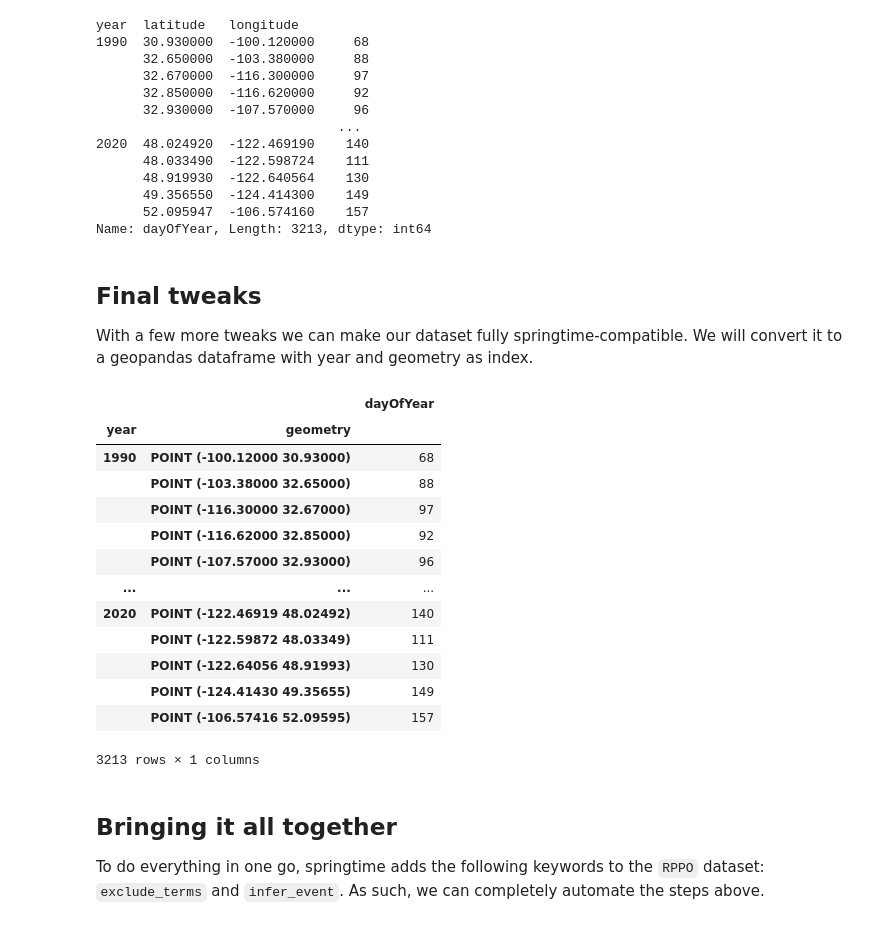
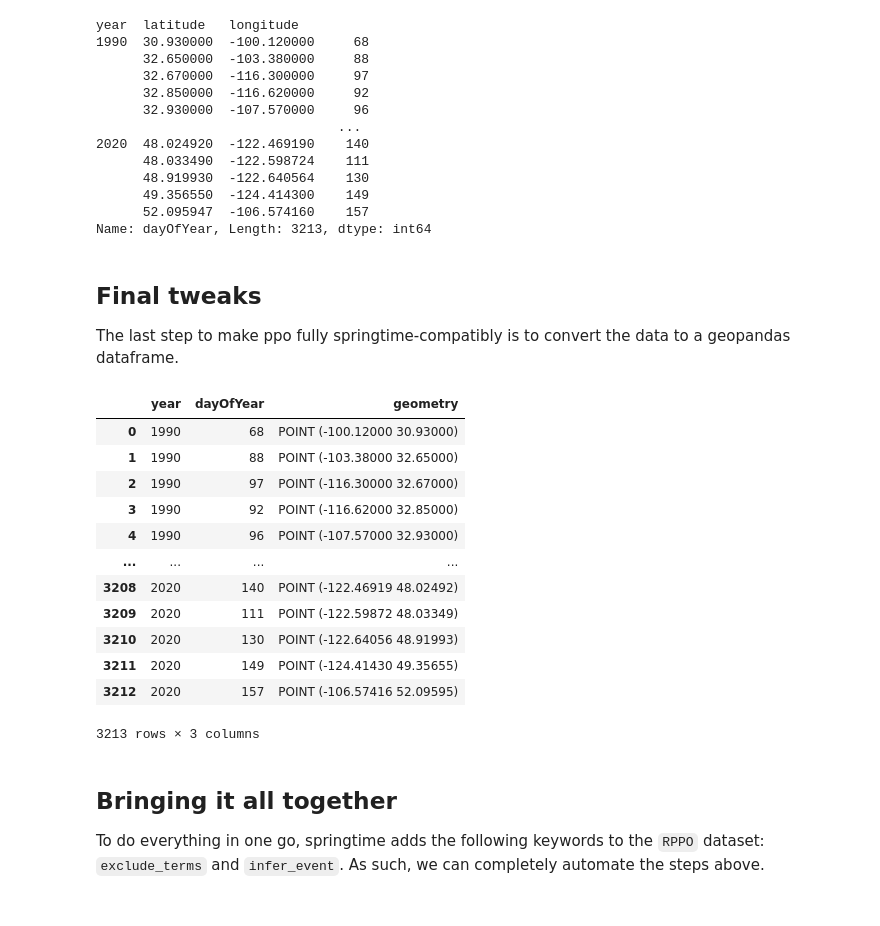
Before and after one commit to phenology/springtime, a Jupyter notebook: docs/notebooks/user_guide/datasets/ppo.ipynb, the cells around one changed output. Cells and saved outputs as stored; diff of their text form; code cells hidden in the pictures.

```diff
--- a/docs/notebooks/user_guide/datasets/ppo.ipynb
+++ b/docs/notebooks/user_guide/datasets/ppo.ipynb
@@ -180,32 +178,30 @@ Name: dayOfYear, Length: 3213, dtype: int64
 # %% [markdown]
 ## Final tweaks
 
-With a few more tweaks we can make our dataset fully springtime-compatible. We will convert it to a geopandas dataframe with year and geometry as index.
+The last step to make ppo fully springtime-compatibly is to convert the data to a geopandas dataframe.
 # %%
 import geopandas as gpd
 
 df = onset_of_flowers.reset_index()
 lon = df.pop("longitude")
 lat = df.pop("latitude")
 geometry = gpd.points_from_xy(lon, lat)
-df = gpd.GeoDataFrame(df, geometry=geometry)
-df = df.set_index(["year", "geometry"])
-df
+gdf = gpd.GeoDataFrame(df, geometry=geometry)
+gdf
 # %% [output]
-|  |  | dayOfYear |
-| year | geometry |  |
-| 1990 | POINT (-100.12000 30.93000) | 68 |
-|  | POINT (-103.38000 32.65000) | 88 |
-|  | POINT (-116.30000 32.67000) | 97 |
-|  | POINT (-116.62000 32.85000) | 92 |
-|  | POINT (-107.57000 32.93000) | 96 |
-| ... | ... | ... |
-| 2020 | POINT (-122.46919 48.02492) | 140 |
-|  | POINT (-122.59872 48.03349) | 111 |
-|  | POINT (-122.64056 48.91993) | 130 |
-|  | POINT (-124.41430 49.35655) | 149 |
-|  | POINT (-106.57416 52.09595) | 157 |
+|  | year | dayOfYear | geometry |
+| 0 | 1990 | 68 | POINT (-100.12000 30.93000) |
+| 1 | 1990 | 88 | POINT (-103.38000 32.65000) |
+| 2 | 1990 | 97 | POINT (-116.30000 32.67000) |
+| 3 | 1990 | 92 | POINT (-116.62000 32.85000) |
+| 4 | 1990 | 96 | POINT (-107.57000 32.93000) |
+| ... | ... | ... | ... |
+| 3208 | 2020 | 140 | POINT (-122.46919 48.02492) |
+| 3209 | 2020 | 111 | POINT (-122.59872 48.03349) |
+| 3210 | 2020 | 130 | POINT (-122.64056 48.91993) |
+| 3211 | 2020 | 149 | POINT (-124.41430 49.35655) |
+| 3212 | 2020 | 157 | POINT (-106.57416 52.09595) |
-3213 rows × 1 columns
+3213 rows × 3 columns
 # %% [markdown]
 ## Bringing it all together
 
```
Also changed, not shown: parts of 3 cells of this notebook, 6 other files.
